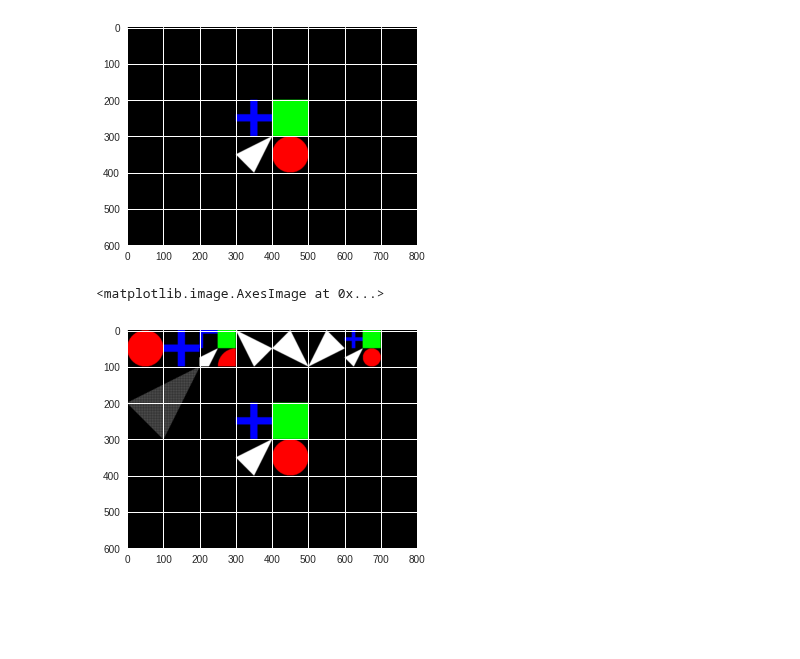
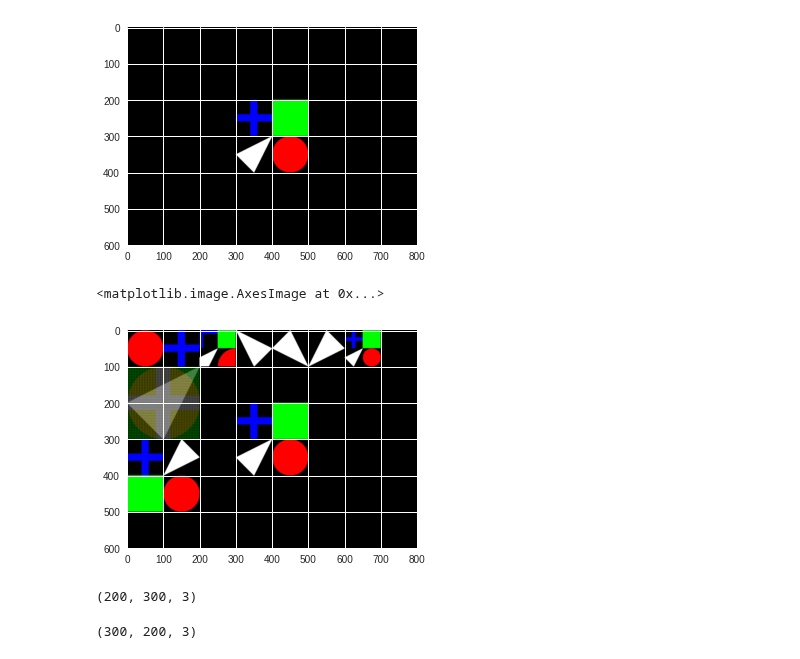
Before and after one commit to tjwei/NDHU_AM1130, a Jupyter notebook: 2018_Week07_Paint.ipynb, the cells around one changed output. Saved outputs shown, nothing was run; the diff lists cells and outputs as text; code cells hidden in the pictures; blank space fills up the shorter version.

```diff
--- a/2018_Week07_Paint.ipynb
+++ b/2018_Week07_Paint.ipynb
@@ -55,13 +55,28 @@ plt.imshow(img, interpolation='bilinear')
 # %%
 img[0:100, 0:100] = img[300:400, 400:500]
 img[0:100, 100:200] = img[200:300, 300:400]
 img[0:100, 200:300] = img[250:350, 350:450]
 img[0:100, 300:400] = img[300:400, 400:300:-1]
 img[0:100, 400:500] = img[400:300:-1, 300:400]
 img[0:100, 500:600] = img[400:300:-1, 400:300:-1]
 img[0:100, 600:700] = img[200:400:2, 300:500:2]
 img[100:300:2, 0:200:2] = img[300:400, 300:400]
+# 貼四個圖形
+img[101:300:2, 0:200:2] = img[200:300, 300:400]
+img[100:300:2, 1:200:2] = img[300:400, 400:500]
+img[101:300:2, 1:200:2] = img[200:300, 400:500]
+# 行列互換 hint:(keyword transpose, .T)
+img[300:500, 0:200]=np.transpose(img[200:400, 300:500], axes=[1,0,2])
+# 旋轉九十度
 plt.imshow(img, interpolation='bilinear')
 # %% [output]
 <matplotlib.image.AxesImage at 0x...>
-[figure, old version]
+[figure, new version]
+# %%
+img[200:400, 200:500].shape
+# %% [output]
+(200, 300, 3)
+# %%
+np.transpose(img[200:400, 200:500], axes=[1,0,2]).shape
+# %% [output]
+(300, 200, 3)
```
